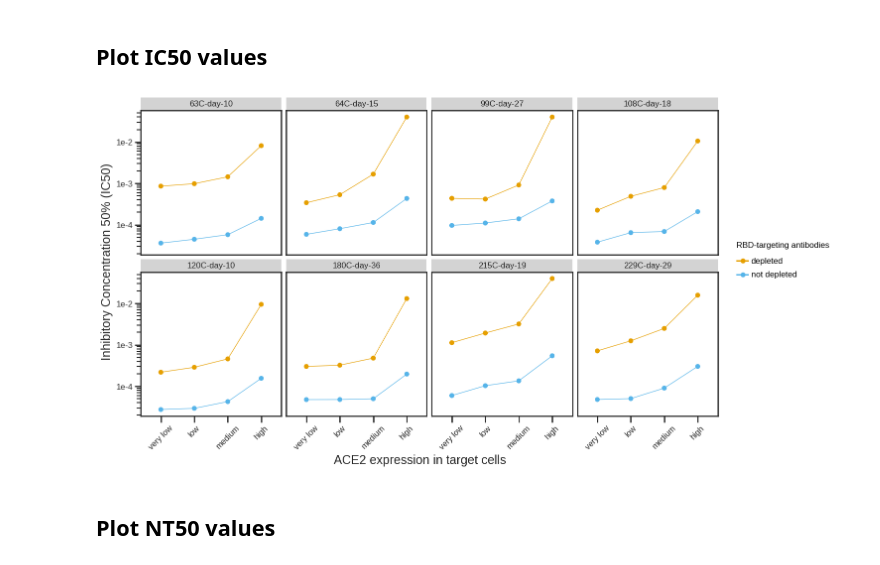
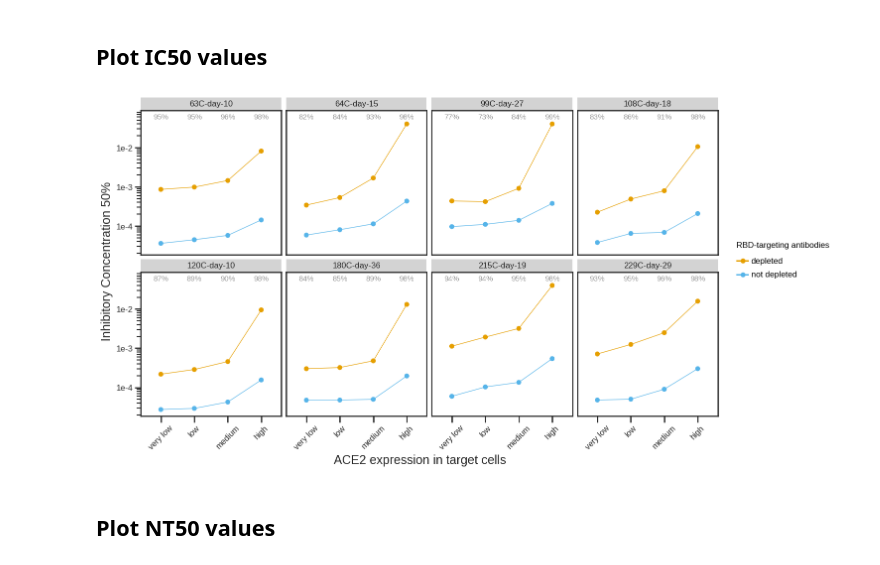
Before and after one commit to jbloomlab/Ace2_expression_neuts, a Jupyter notebook: virus_neutralization.ipynb, the cells around one changed output. Drawn from its saved outputs; the diff is of its cells as text; code cells hidden in the pictures.

```diff
--- a/virus_neutralization.ipynb
+++ b/virus_neutralization.ipynb
@@ -124,3 +91,13 @@ fitparams['sample'] = pd.Categorical(fitparams['sample'], categories=cat_order_s
 # %%
 #save data
 fitparams.to_csv(config['neuts'], index=False)
+# %%
+# add % RBD-targetting antibodies
+df_pre = fitparams.loc[fitparams['RBD-targeting antibodies'] == 'not depleted']
+df_post = fitparams.loc[fitparams['RBD-targeting antibodies'] == 'depleted']
+df_mege = pd.merge(df_pre, df_post, on="serum")
+df_mege['percent_RBD'] = (df_mege['NT50_x']-df_mege['NT50_y'])/df_mege['NT50_x']*100
+df_mege['percent_RBD'] = df_mege['percent_RBD'].astype(int)
+fitparams = pd.merge(fitparams,df_mege[['serum','percent_RBD']],on='serum', how='left')
+fitparams['percent_RBD_str'] = fitparams['percent_RBD'].astype(str) +'%'
+fitparams
@@ -127,27 +118,35 @@ fitparams.to_csv(config['neuts'], index=False)
+# %%
+rbd = fitparams.loc[fitparams['RBD-targeting antibodies'] == 'depleted']
 # %% [markdown]
 ## Plot IC50 values
 # %%
-IC50 = (ggplot(fitparams, aes(x='cells', y='ic50', colour='RBD-targeting antibodies', group = 'RBD-targeting antibodies')) +
+IC50 = (ggplot(fitparams, aes(x='cells',
+                              y='ic50',
+                              colour='RBD-targeting antibodies',
+                              group = 'RBD-targeting antibodies',
+                              )) +
               geom_point(size=3) +
-        geom_line(alpha=1) +
+              geom_line(alpha=1) +
+         geom_text(rbd, aes(label = 'percent_RBD_str',
+                            y=rbd['ic50'].max()*1.5),
+                  colour = CBPALETTE[0]) +
              theme(figure_size=(15,1*df['serum'].nunique()),
                    axis_text=element_text(size=12),
                    axis_text_x=element_text(size=12, angle= 45),
                    legend_text=element_text(size=12),
                    legend_title=element_text(size=12),
                    axis_title_x=element_text(size=18),
                    strip_text = element_text(size=12)
                   ) +
               facet_wrap('sample', ncol = 4)+
-              scale_y_log10(name='Inhibitory Concentration 50% (IC50)') +
+              scale_y_log10(name='Inhibitory Concentration 50%') +
               xlab('ACE2 expression in target cells') +
              scale_color_manual(values=CBPALETTE[1:])
                  )
 
 _ = IC50.draw()
-IC50.save(f'./{resultsdir}/IC50.pdf')
 # %% [output]
-[figure, old version]
+[figure, new version]
 # %% [markdown]
 ## Plot NT50 values
 # %%
```
Also changed, not shown: parts of 11 cells of this notebook, 15 other files.
